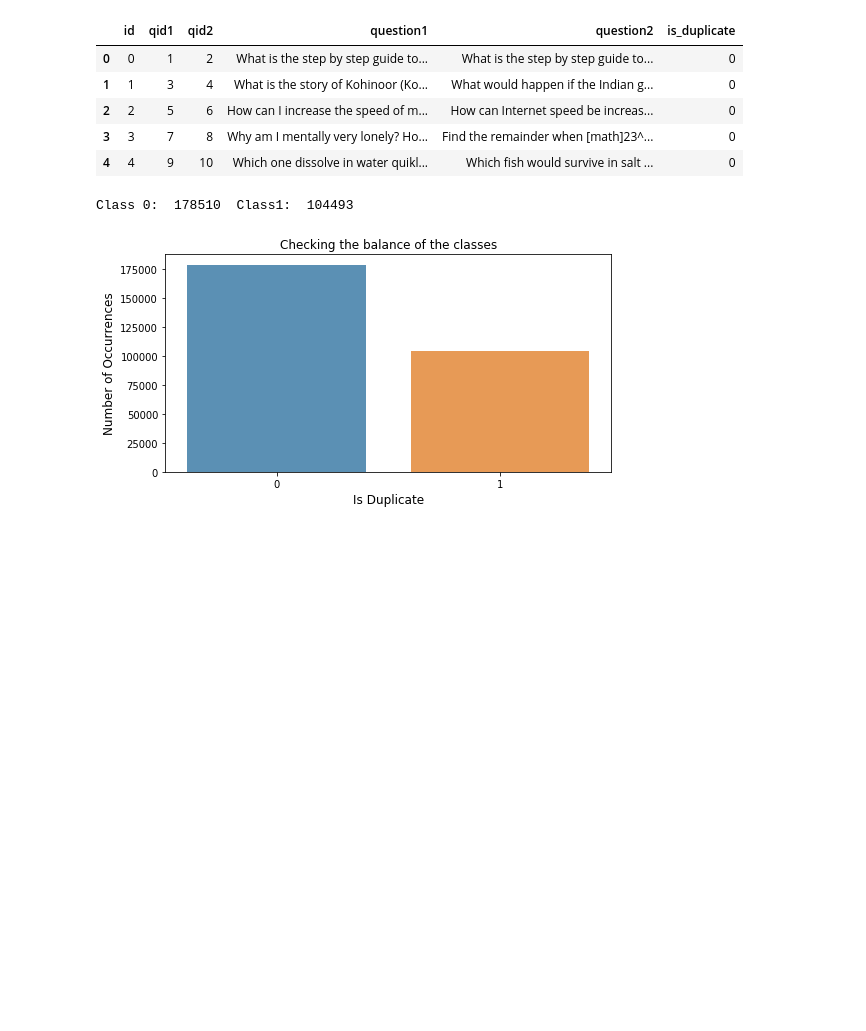
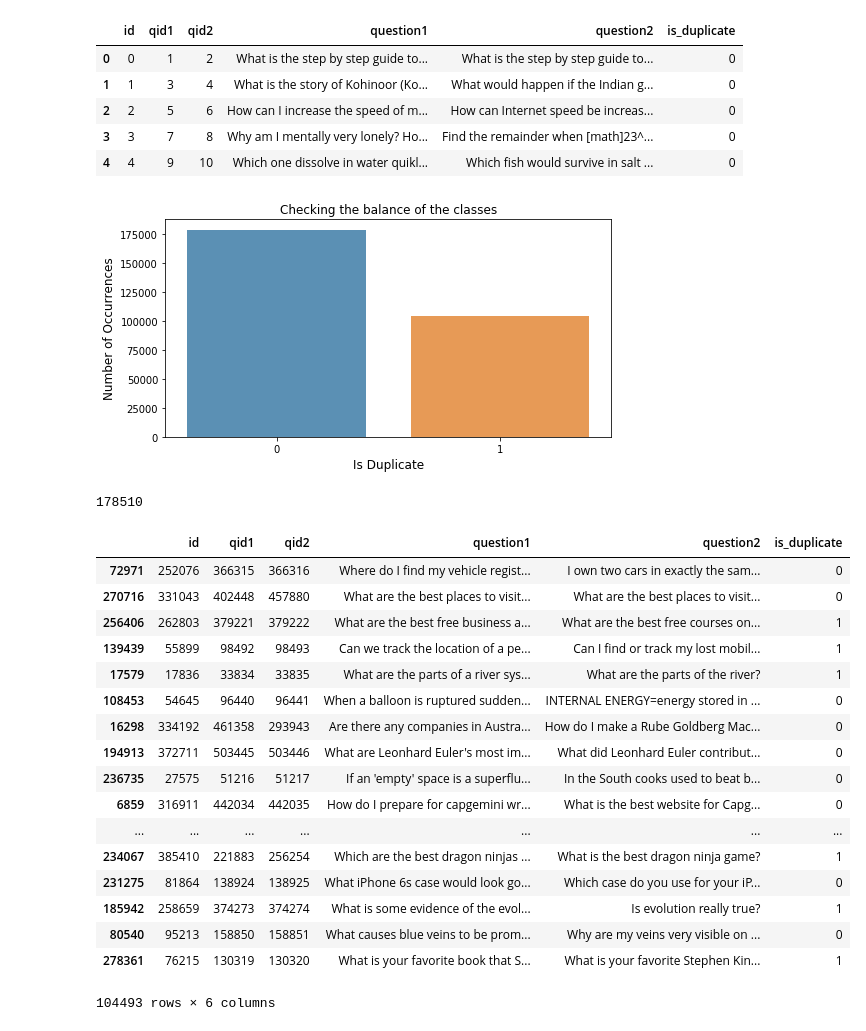
Before and after one commit to jmellafe/question_deduplication, a Jupyter notebook: NLP_Project.ipynb, the cells around one changed output. Saved outputs shown, nothing was run; the diff lists cells and outputs as text; code cells hidden in the pictures; blank space fills up the shorter version.

```diff
--- a/NLP_Project.ipynb
+++ b/NLP_Project.ipynb
@@ -54,7 +56,7 @@ val = df[train_idx:val_idx]
 test = df[val_idx:]
 # %%
 is_dup = train['is_duplicate'].value_counts()
-print("Class 0: ", is_dup[0], " Class1: ", is_dup[1])
+
 plt.figure(figsize=(8,4))
 sns.barplot(is_dup.index, is_dup.values, alpha=0.8)
 plt.ylabel('Number of Occurrences', fontsize=12)
@@ -62,5 +64,4 @@ plt.xlabel('Is Duplicate', fontsize=12)
 plt.title('Checking the balance of the classes')
 plt.show()
 # %% [output]
-Class 0:  178510  Class1:  104493
 [figure]
@@ -72,3 +68,28 @@ train = pd.concat([class0, class1])
+# %%
+is_dup[0]
+# %% [output]
+178510
+# %%
+train.sample(n=is_dup[1], random_state=1)
+# %% [output]
+|  | id | qid1 | qid2 | question1 | question2 | is_duplicate |
+| 72971 | 252076 | 366315 | 366316 | Where do I find my vehicle regist... | I own two cars in exactly the sam... | 0 |
+| 270716 | 331043 | 402448 | 457880 | What are the best places to visit... | What are the best places to visit... | 0 |
+| 256406 | 262803 | 379221 | 379222 | What are the best free business a... | What are the best free courses on... | 1 |
+| 139439 | 55899 | 98492 | 98493 | Can we track the location of a pe... | Can I find or track my lost mobil... | 1 |
+| 17579 | 17836 | 33834 | 33835 | What are the parts of a river sys... | What are the parts of the river? | 1 |
+| 108453 | 54645 | 96440 | 96441 | When a balloon is ruptured sudden... | INTERNAL ENERGY=energy stored in ... | 0 |
+| 16298 | 334192 | 461358 | 293943 | Are there any companies in Austra... | How do I make a Rube Goldberg Mac... | 0 |
+| 194913 | 372711 | 503445 | 503446 | What are Leonhard Euler's most im... | What did Leonhard Euler contribut... | 0 |
+| 236735 | 27575 | 51216 | 51217 | If an 'empty' space is a superflu... | In the South cooks used to beat b... | 0 |
+| 6859 | 316911 | 442034 | 442035 | How do I prepare for capgemini wr... | What is the best website for Capg... | 0 |
+| ... | ... | ... | ... | ... | ... | ... |
+| 234067 | 385410 | 221883 | 256254 | Which are the best dragon ninjas ... | What is the best dragon ninja game? | 1 |
+| 231275 | 81864 | 138924 | 138925 | What iPhone 6s case would look go... | Which case do you use for your iP... | 0 |
+| 185942 | 258659 | 374273 | 374274 | What is some evidence of the evol... | Is evolution really true? | 1 |
+| 80540 | 95213 | 158850 | 158851 | What causes blue veins to be prom... | Why are my veins very visible on ... | 0 |
+| 278361 | 76215 | 130319 | 130320 | What is your favorite book that S... | What is your favorite Stephen Kin... | 1 |
+104493 rows × 6 columns
 # %%
 
 # HIstogram number of words
```
Also changed, not shown: parts of 9 cells of this notebook.
